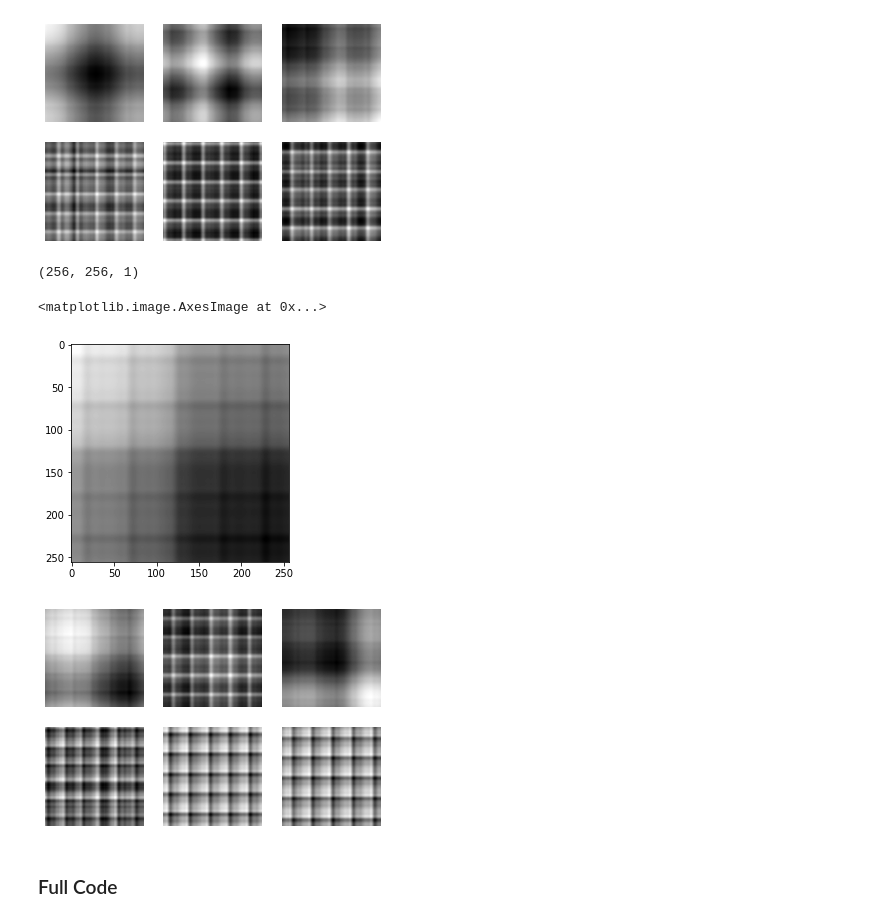
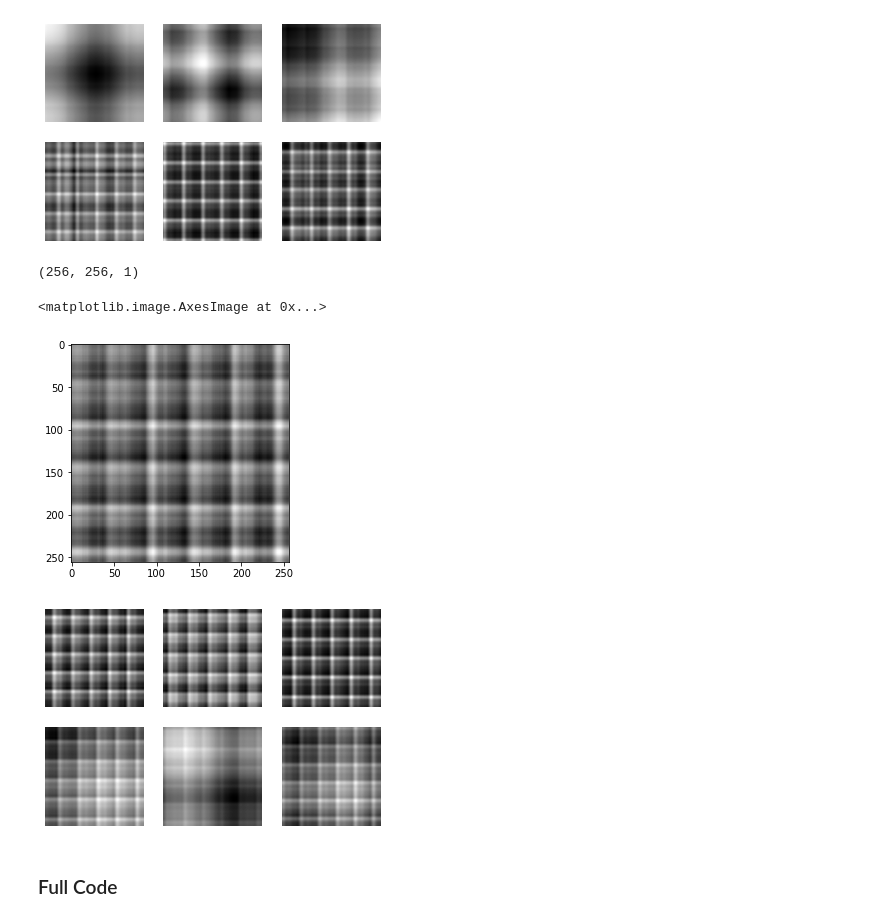
Before and after one commit to LongNguyen1984/GANLearning, a Jupyter notebook: CCycleGAN_UNet1.ipynb, the cells around one changed output. Saved outputs shown, nothing was run; the diff lists cells and outputs as text; code cells hidden in the pictures.

```diff
--- a/CCycleGAN_UNet1.ipynb
+++ b/CCycleGAN_UNet1.ipynb
@@ -667,32 +671,32 @@ pyplot.show()
 Loaded:  (2638, 256, 256, 1) (528, 256, 256, 1)
 [figure]
 # %%
-print(np.shape(dataA[211]))
+print(np.shape(dataAin[2000]))
 pyplot.gray()
 #plt.imshow(images_arr[:,:,0], cmap='gray')
-pyplot.imshow(dataA[211][:,:,0], cmap='gray')
+pyplot.imshow(dataAin[2000][:,:,0], cmap='gray')
 # %% [output]
 (256, 256, 1)
 <matplotlib.image.AxesImage at 0x...>
-[figure, old version]
+[figure, new version]
 # %%
 n_samples = 3
-random_list0 = [np.random.randint(np.shape(dataA)[0]) for i in  range(n_samples)]
-random_list1 = [np.random.randint(np.shape(dataB)[0]) for i in  range(n_samples)]
+random_list0 = [np.random.randint(np.shape(dataAin)[0]) for i in  range(n_samples)]
+random_list1 = [np.random.randint(np.shape(dataBin)[0]) for i in  range(n_samples)]
 for i in range(n_samples):
 	pyplot.subplot(2, n_samples, 1 + i)
 	pyplot.axis('off')
 	#pyplot.imshow(dataA[random_list0[i]].astype('uint8'))
-	pyplot.imshow(dataA[random_list0[i]][:,:,0], cmap='gray')
+	pyplot.imshow(dataAin[random_list0[i]][:,:,0], cmap='gray')
 # plot target image
 for i in range(n_samples):
 	pyplot.subplot(2, n_samples, 1 + n_samples + i)
 	pyplot.axis('off')
 	#pyplot.imshow(dataB[random_list1[i]].astype('uint8'))
-	pyplot.imshow(dataB[random_list1[i]][:,:,0], cmap='gray')
+	pyplot.imshow(dataBin[random_list1[i]][:,:,0], cmap='gray')
 pyplot.show()
 # %% [output]
-[figure, old version]
+[figure, new version]
 # %%
 def load_real_samples(filename):
 	# load the dataset
```
Also changed, not shown: parts of 8 cells of this notebook.
